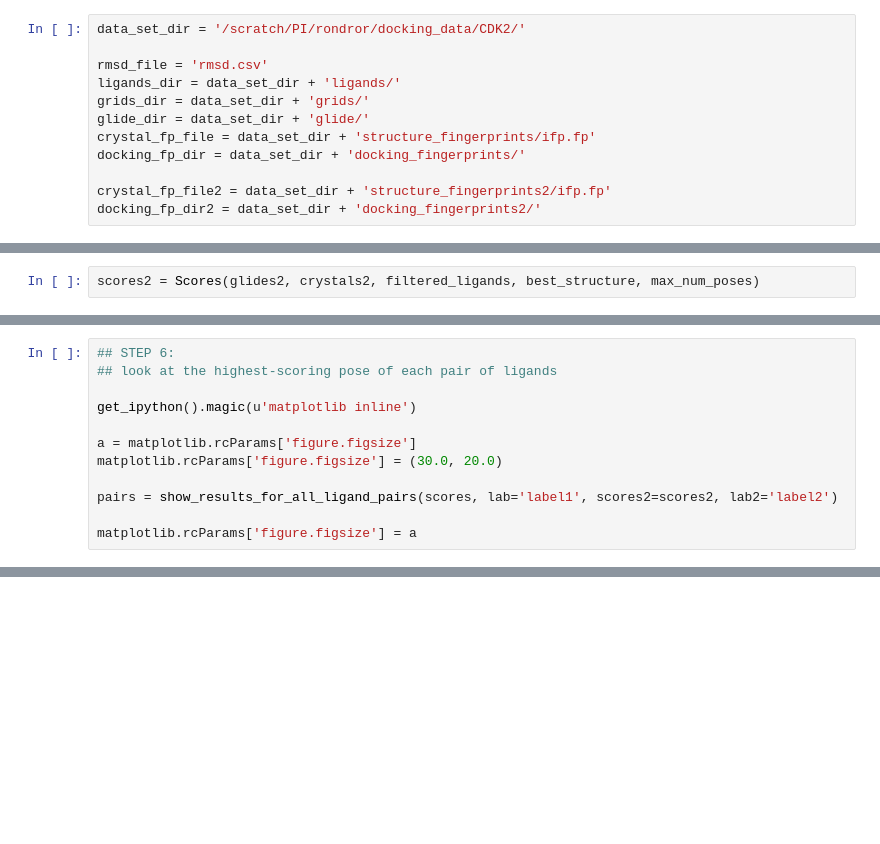
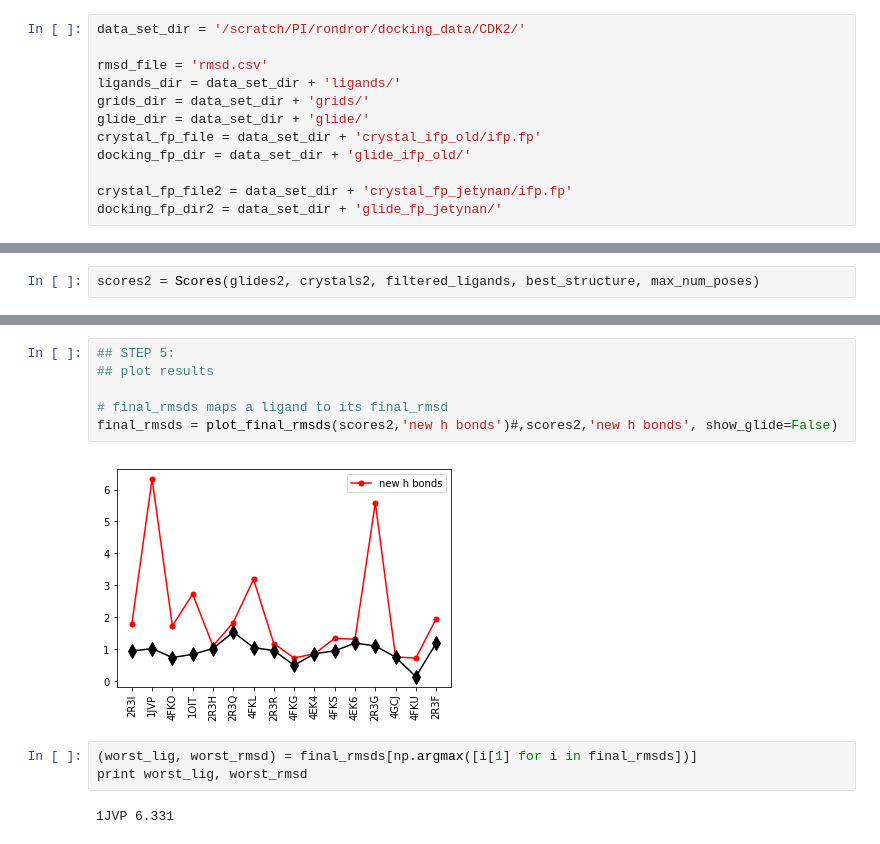
Before and after one commit to orangese/combind_multistruct_benchmarking, a Jupyter notebook: notebooks/main.ipynb, the cells around one changed output, grey strips where cells are left out. Drawn from its saved outputs; the diff is of its cells as text; blank space fills up the shorter version.

Commit message:
removed antiquated files, fixed dependencies, and made preliminary progress on more visualization tools

```diff
--- a/notebooks/main.ipynb
+++ b/notebooks/main.ipynb
@@ -19,11 +19,11 @@ rmsd_file = 'rmsd.csv'
 ligands_dir = data_set_dir + 'ligands/'
 grids_dir = data_set_dir + 'grids/'
 glide_dir = data_set_dir + 'glide/'
-crystal_fp_file = data_set_dir + 'structure_fingerprints/ifp.fp'
-docking_fp_dir = data_set_dir + 'docking_fingerprints/'
+crystal_fp_file = data_set_dir + 'crystal_ifp_old/ifp.fp'
+docking_fp_dir = data_set_dir + 'glide_ifp_old/'
 
-crystal_fp_file2 = data_set_dir + 'structure_fingerprints2/ifp.fp'
-docking_fp_dir2 = data_set_dir + 'docking_fingerprints2/'
+crystal_fp_file2 = data_set_dir + 'crystal_fp_jetynan/ifp.fp'
+docking_fp_dir2 = data_set_dir + 'glide_fp_jetynan/'
 # %%
 ## useful class specifications:
 # Ligand -- attributes: crystal (currently not used/none), poses (dict of pose_num:pose).
@@ -99,12 +88,0 @@ If that number is negative, scores2 is better than scores1!
-# %%
-## STEP 6:
-## look at the highest-scoring pose of each pair of ligands
-
-get_ipython().magic(u'matplotlib inline')
-
-a = matplotlib.rcParams['figure.figsize']
-matplotlib.rcParams['figure.figsize'] = (30.0, 20.0)
-
-pairs = show_results_for_all_ligand_pairs(scores, lab='label1', scores2=scores2, lab2='label2')
-
-matplotlib.rcParams['figure.figsize'] = a
@@ -114,0 +89,13 @@ If that number is negative, scores2 is better than scores1!
+# %%
+## STEP 5:
+## plot results
+
+# final_rmsds maps a ligand to its final_rmsd
+final_rmsds = plot_final_rmsds(scores2,'new h bonds')#,scores2,'new h bonds', show_glide=False)
+# %% [output]
+[figure, added]
+# %%
+(worst_lig, worst_rmsd) = final_rmsds[np.argmax([i[1] for i in final_rmsds])]
+print worst_lig, worst_rmsd
+# %% [output]
+1JVP 6.331
```
Also changed, not shown: parts of 7 cells of this notebook, 8 other files.
